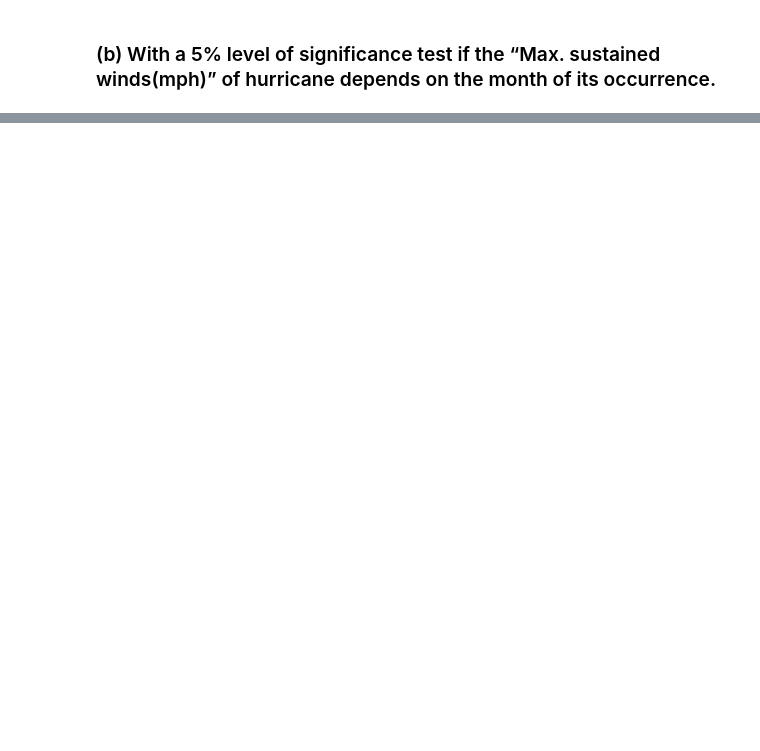
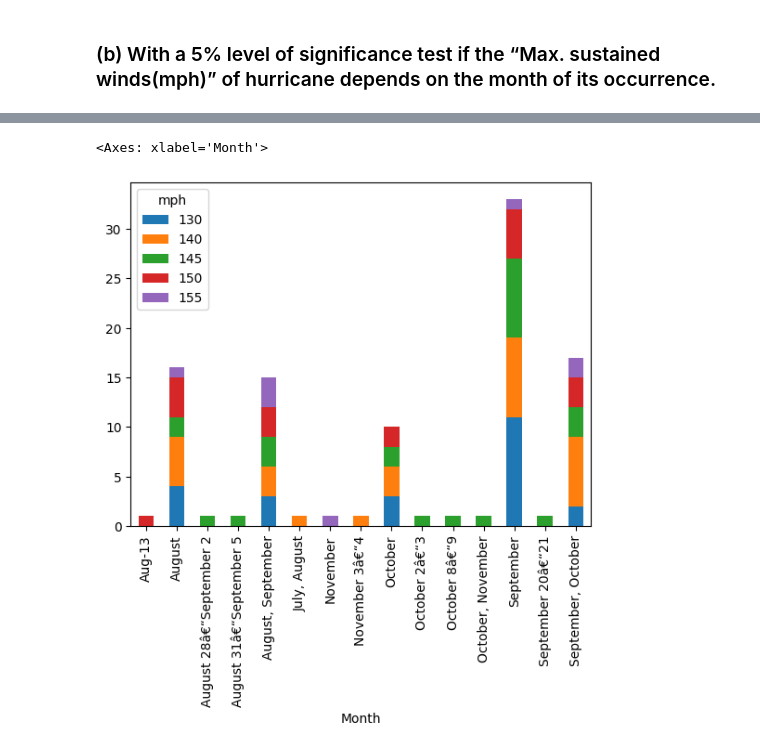
Before and after one commit to Ritii-13/DSc_Assignments, a Jupyter notebook: ques4.ipynb, the cells around one changed output, grey strips where cells are left out. Cells and saved outputs as stored; diff of their text form; code cells hidden in the pictures; blank space fills up the shorter version.

```diff
--- a/ques4.ipynb
+++ b/ques4.ipynb
@@ -96,0 +120,6 @@ Reject the null hypothesis; there is a significant correlation between Max Susta
+# %%
+contingency_table = pd.crosstab(data['Month'], data['mph'])
+contingency_table.plot(kind='bar', stacked=True)
+# %% [output]
+<Axes: xlabel='Month'>
+[figure, added]
```
Also changed, not shown: parts of 21 cells of this notebook.
